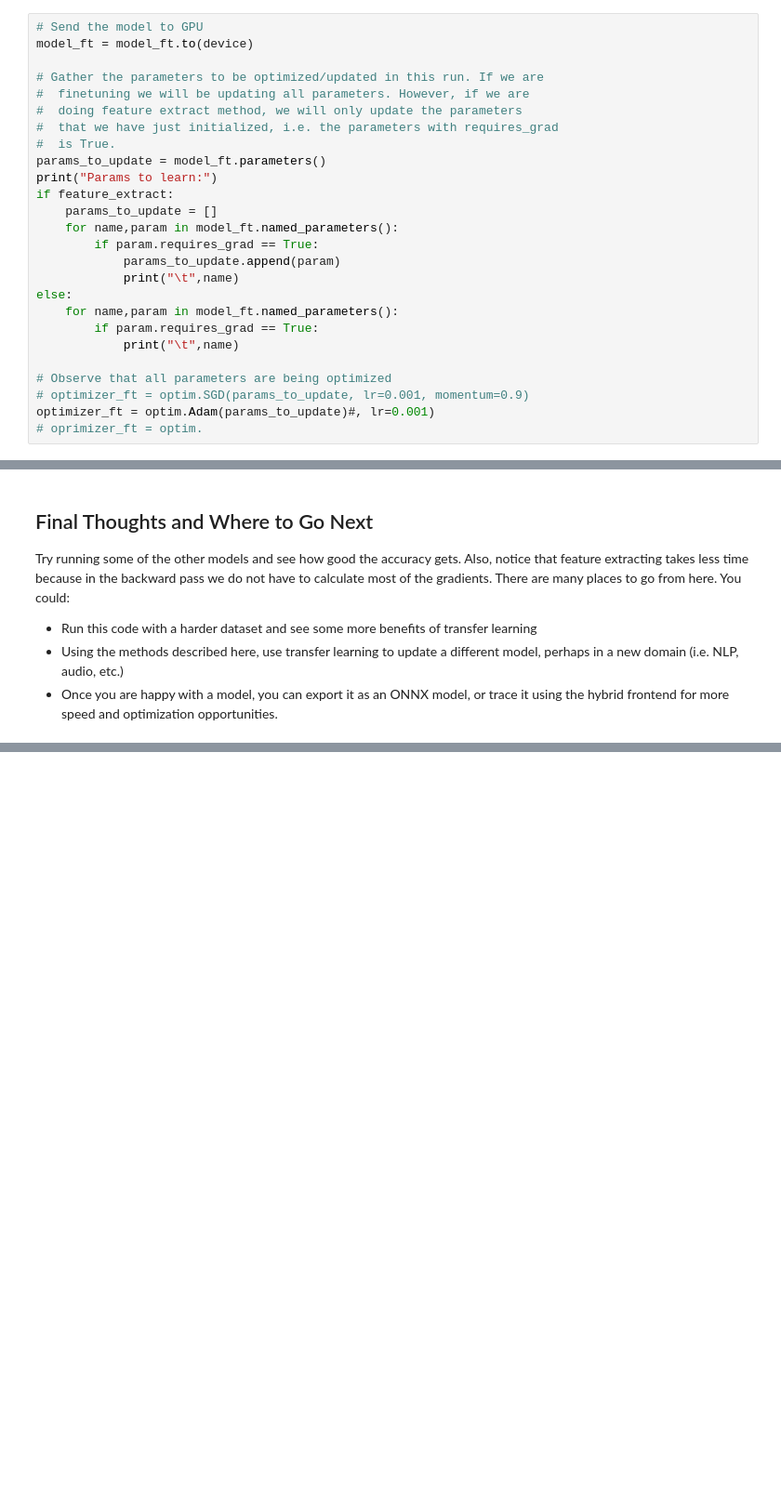
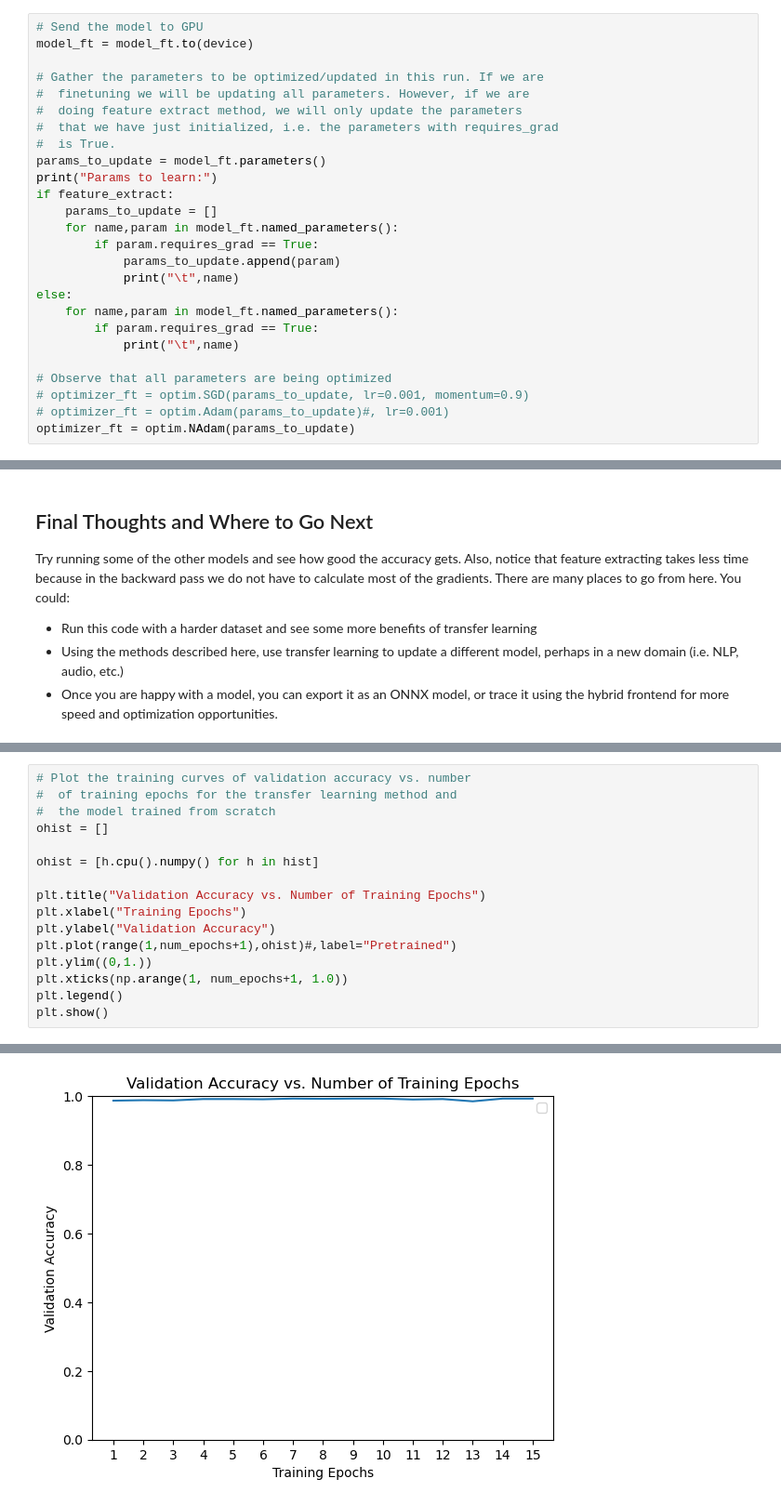
Before and after one commit to casper9429-kth/Project-Explore-Transfer-Learning-DD2424, a Jupyter notebook: task1.ipynb, the cells around one changed output, grey strips where cells are left out. Shown at 93% size. Cells and saved outputs as stored; diff of their text form; blank space fills up the shorter version.

Commit message:
:construction: plots for task 1

```diff
--- a/task1.ipynb
+++ b/task1.ipynb
@@ -621,8 +621,8 @@ else:
 
 # Observe that all parameters are being optimized
 # optimizer_ft = optim.SGD(params_to_update, lr=0.001, momentum=0.9)
-optimizer_ft = optim.Adam(params_to_update)#, lr=0.001)
-# oprimizer_ft = optim.
+# optimizer_ft = optim.Adam(params_to_update)#, lr=0.001)
+optimizer_ft = optim.NAdam(params_to_update)
 # %% [output]
 Params to learn:
          fc.weight
@@ -716,0 +719,17 @@ are many places to go from here. You could:
+# %%
+# Plot the training curves of validation accuracy vs. number
+#  of training epochs for the transfer learning method and
+#  the model trained from scratch
+ohist = []
+
+ohist = [h.cpu().numpy() for h in hist]
+
+plt.title("Validation Accuracy vs. Number of Training Epochs")
+plt.xlabel("Training Epochs")
+plt.ylabel("Validation Accuracy")
+plt.plot(range(1,num_epochs+1),ohist)#,label="Pretrained")
+plt.ylim((0,1.))
+plt.xticks(np.arange(1, num_epochs+1, 1.0))
+plt.legend()
+plt.show()
+# %% [output]
@@ -716,0 +737 @@ are many places to go from here. You could:
+[figure, added]
```
Also changed, not shown: parts of 5 cells of this notebook, 3 other files.
